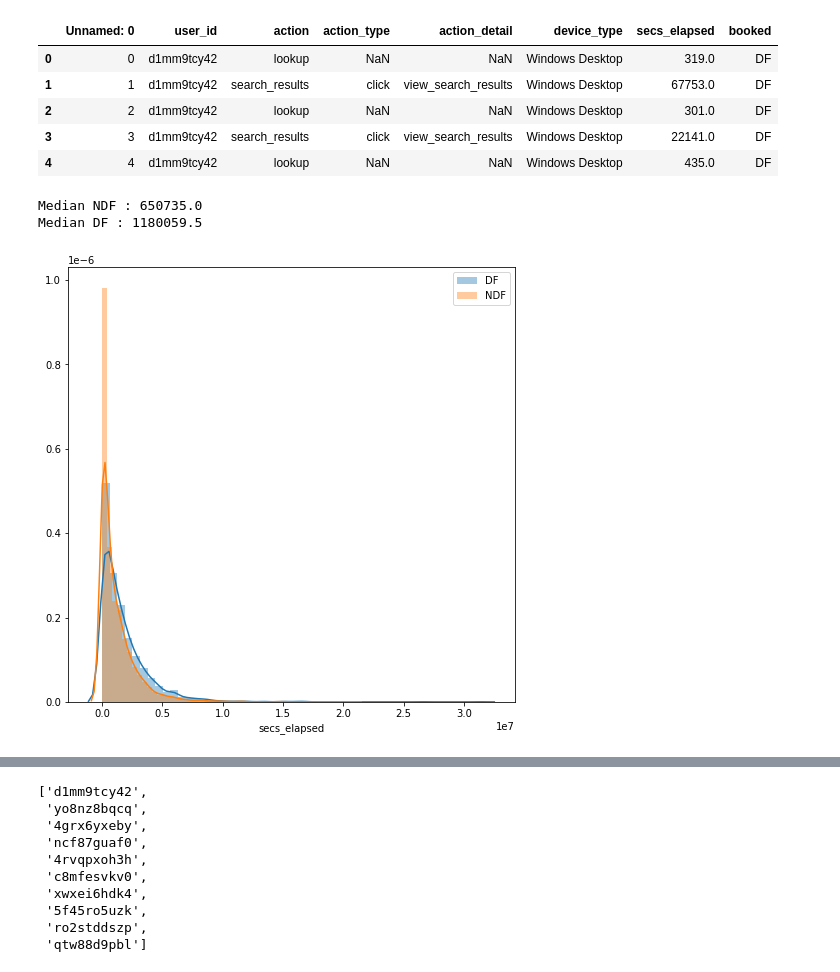
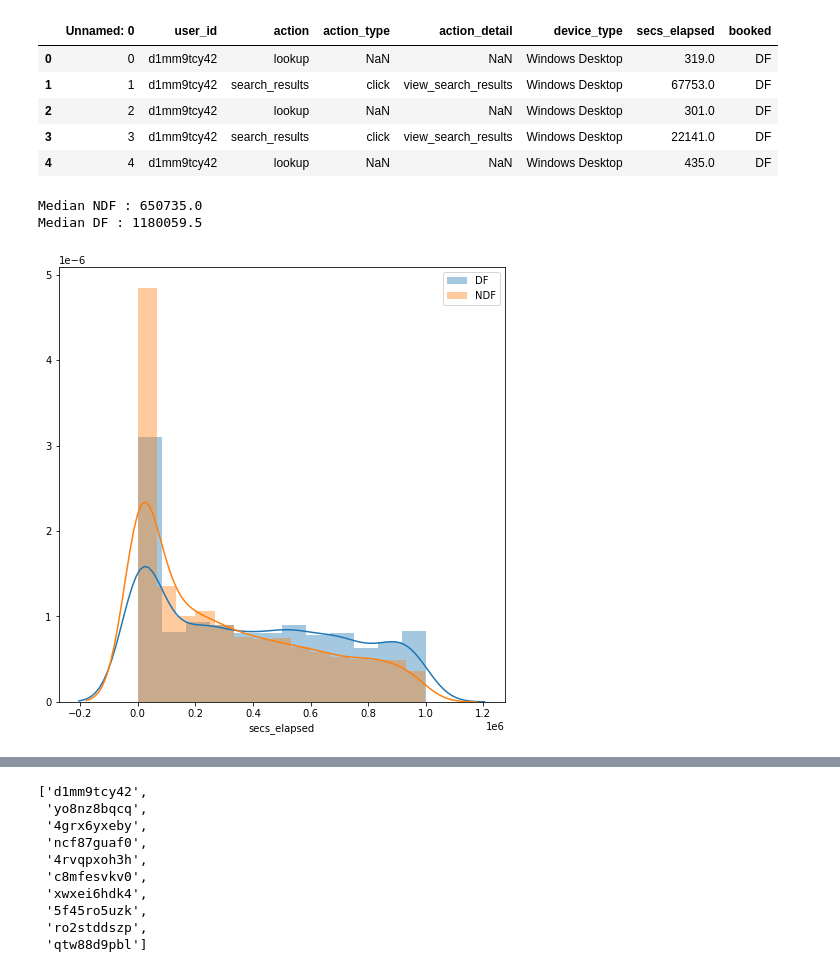
Before and after one commit to vesran/BookerGuess, a Jupyter notebook: dev/_2_bookers_session.ipynb, the cells around one changed output, grey strips where cells are left out. Saved outputs shown, nothing was run; the diff lists cells and outputs as text; code cells hidden in the pictures.

```diff
--- a/dev/_2_bookers_session.ipynb
+++ b/dev/_2_bookers_session.ipynb
@@ -391,13 +390,13 @@ filtered_sessions.head()
 # %%
 time_elapsed = filtered_sessions.groupby(['user_id', 'booked'])['secs_elapsed'].sum()
 # sns.distplot(time_elapsed)
 plt.figure(figsize=(8, 8))
-sns.distplot(time_elapsed.loc[:,'DF'], label='DF')
-sns.distplot(time_elapsed.loc[:,'NDF'], label='NDF')
+sns.distplot(time_elapsed[time_elapsed < 0.1e7].loc[:,'DF'], label='DF')
+sns.distplot(time_elapsed[time_elapsed < 0.1e7].loc[:,'NDF'], label='NDF')
 plt.legend()
 print(f'Median NDF : {time_elapsed.loc[:, "NDF"].median()}')
 print(f'Median DF : {time_elapsed.loc[:, "DF"].median()}')
 # %% [output]
 Median NDF : 650735.0
 Median DF : 1180059.5
-[figure, old version]
+[figure, new version]
```
Also changed, not shown: parts of 5 cells of this notebook, 2 other files.
